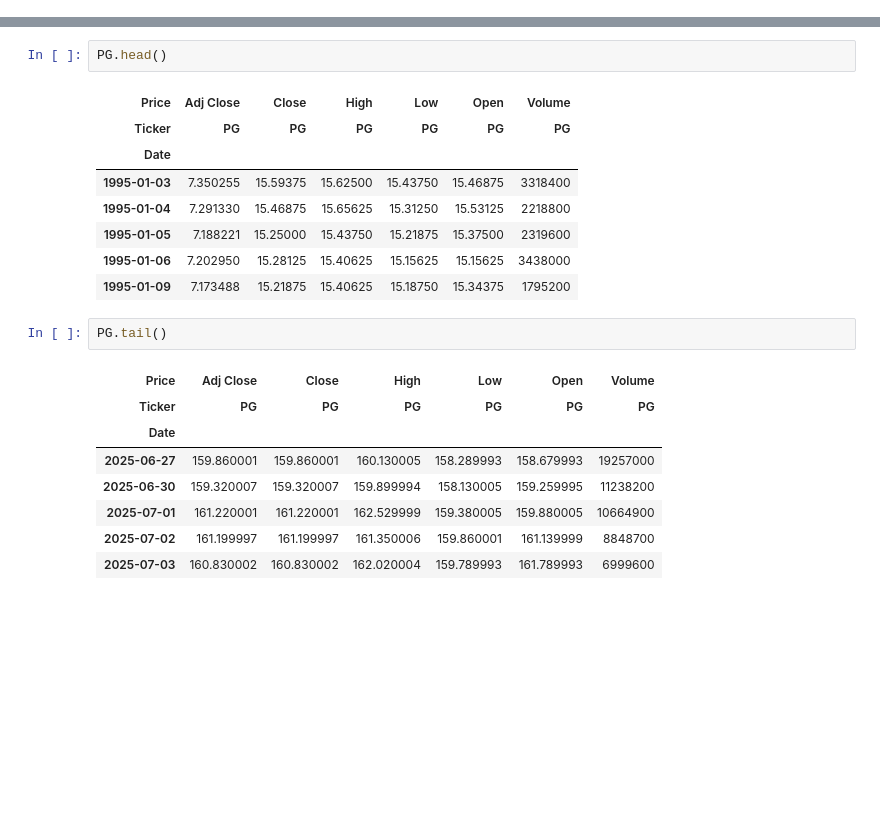
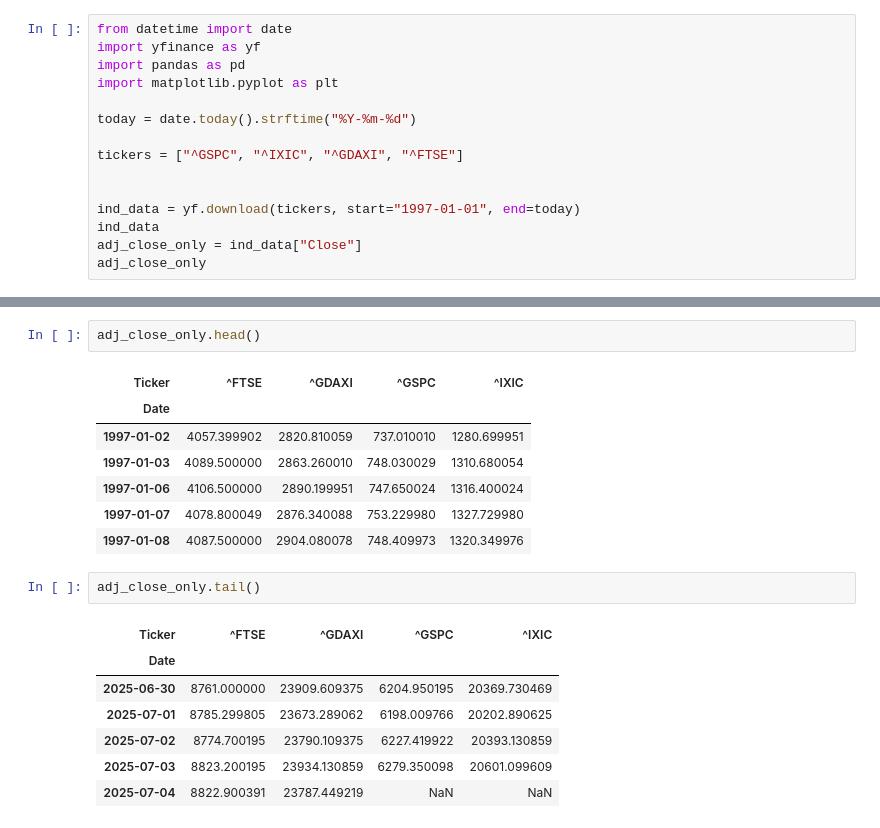
Before and after one commit to Rainspistols/Python-for-Finance, a Jupyter notebook: some.ipynb, the cells around one changed output, grey strips where cells are left out. Drawn from its saved outputs; the diff is of its cells as text; blank space fills up the shorter version.

```diff
--- a/some.ipynb
+++ b/some.ipynb
@@ -5,0 +1,15 @@ PG = yf.download("PG", start="1995-01-01", end=today, auto_adjust=False)
+# %%
+from datetime import date
+import yfinance as yf
+import pandas as pd
+import matplotlib.pyplot as plt
+
+today = date.today().strftime("%Y-%m-%d")
+
+tickers = ["^GSPC", "^IXIC", "^GDAXI", "^FTSE"]
+
+
+ind_data = yf.download(tickers, start="1997-01-01", end=today)
+ind_data
+adj_close_only = ind_data["Close"]
+adj_close_only
@@ -6,22 +32,20 @@ PG = yf.download("PG", start="1995-01-01", end=today, auto_adjust=False)
 # %%
-PG.head()
+adj_close_only.head()
 # %% [output]
-| Price | Adj Close | Close | High | Low | Open | Volume |
-| Ticker | PG | PG | PG | PG | PG | PG |
-| Date |  |  |  |  |  |  |
-| 1995-01-03 | 7.350255 | 15.59375 | 15.62500 | 15.43750 | 15.46875 | 3318400 |
-| 1995-01-04 | 7.291330 | 15.46875 | 15.65625 | 15.31250 | 15.53125 | 2218800 |
-| 1995-01-05 | 7.188221 | 15.25000 | 15.43750 | 15.21875 | 15.37500 | 2319600 |
-| 1995-01-06 | 7.202950 | 15.28125 | 15.40625 | 15.15625 | 15.15625 | 3438000 |
-| 1995-01-09 | 7.173488 | 15.21875 | 15.40625 | 15.18750 | 15.34375 | 1795200 |
+| Ticker | ^FTSE | ^GDAXI | ^GSPC | ^IXIC |
+| Date |  |  |  |  |
+| 1997-01-02 | 4057.399902 | 2820.810059 | 737.010010 | 1280.699951 |
+| 1997-01-03 | 4089.500000 | 2863.260010 | 748.030029 | 1310.680054 |
+| 1997-01-06 | 4106.500000 | 2890.199951 | 747.650024 | 1316.400024 |
+| 1997-01-07 | 4078.800049 | 2876.340088 | 753.229980 | 1327.729980 |
+| 1997-01-08 | 4087.500000 | 2904.080078 | 748.409973 | 1320.349976 |
 # %%
-PG.tail()
+adj_close_only.tail()
 # %% [output]
-| Price | Adj Close | Close | High | Low | Open | Volume |
-| Ticker | PG | PG | PG | PG | PG | PG |
-| Date |  |  |  |  |  |  |
-| 2025-06-27 | 159.860001 | 159.860001 | 160.130005 | 158.289993 | 158.679993 | 19257000 |
-| 2025-06-30 | 159.320007 | 159.320007 | 159.899994 | 158.130005 | 159.259995 | 11238200 |
-| 2025-07-01 | 161.220001 | 161.220001 | 162.529999 | 159.380005 | 159.880005 | 10664900 |
-| 2025-07-02 | 161.199997 | 161.199997 | 161.350006 | 159.860001 | 161.139999 | 8848700 |
-| 2025-07-03 | 160.830002 | 160.830002 | 162.020004 | 159.789993 | 161.789993 | 6999600 |
+| Ticker | ^FTSE | ^GDAXI | ^GSPC | ^IXIC |
+| Date |  |  |  |  |
+| 2025-06-30 | 8761.000000 | 23909.609375 | 6204.950195 | 20369.730469 |
+| 2025-07-01 | 8785.299805 | 23673.289062 | 6198.009766 | 20202.890625 |
+| 2025-07-02 | 8774.700195 | 23790.109375 | 6227.419922 | 20393.130859 |
+| 2025-07-03 | 8823.200195 | 23934.130859 | 6279.350098 | 20601.099609 |
+| 2025-07-04 | 8822.900391 | 23787.449219 | NaN | NaN |
```
Also changed, not shown: parts of 29 cells of this notebook.
